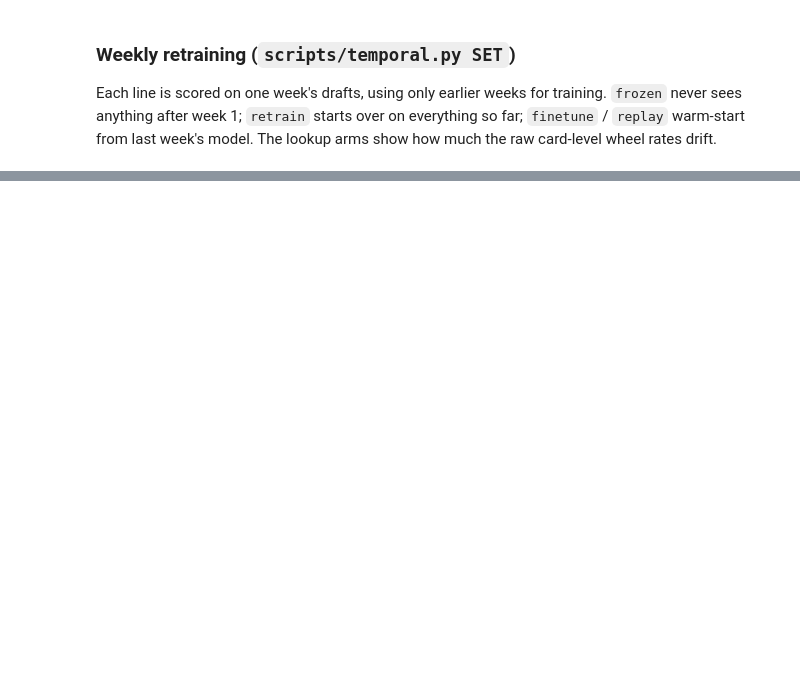
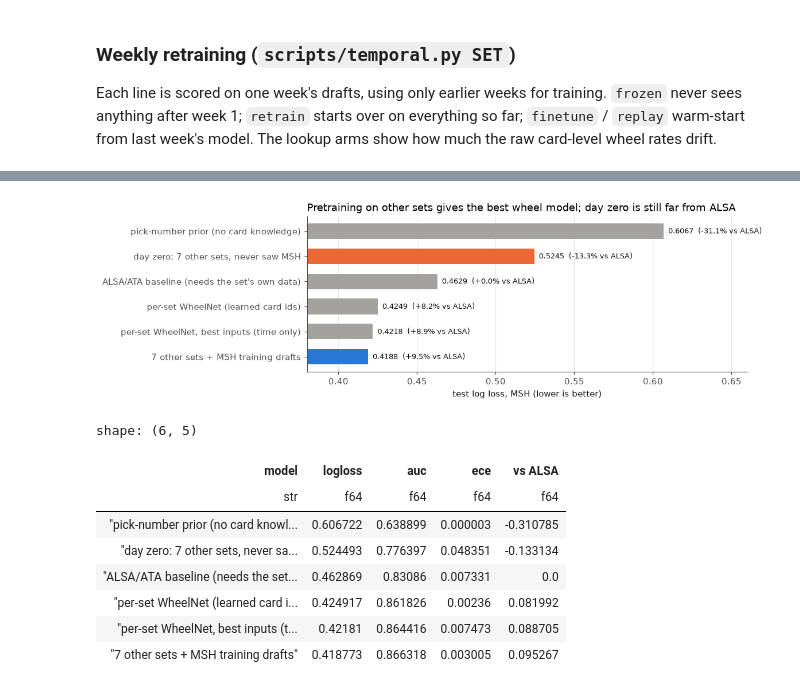
Before and after one commit to zscore/mtg-open-lane, a Jupyter notebook: notebooks/wheelnet.ipynb, the cells around one changed output, grey strips where cells are left out. Cells and saved outputs as stored; diff of their text form; code cells hidden in the pictures; blank space fills up the shorter version.

```diff
--- a/notebooks/wheelnet.ipynb
+++ b/notebooks/wheelnet.ipynb
@@ -422,0 +448,36 @@ no temporal.json yet: run  python scripts/temporal.py MSH
+# %%
+names = {"prior_by_pick": "pick-number prior (no card knowledge)",
+         "wheelnet_multiset_zeroshot": "day zero: 7 other sets, never saw MSH",
+         "alsa_ata_logreg": "ALSA/ATA baseline (needs the set's own data)",
+         "wheelnet": "per-set WheelNet (learned card ids)",
+         "wheelnet_time": "per-set WheelNet, best inputs (time only)",
+         "wheelnet_multiset_plus_target": "7 other sets + MSH training drafts"}
+base = json.load(open(OUT / "results.json"))["test"]
+res = {k: (base[k] if k in base else json.load(open(OUT / f"results_{k}.json"))) for k in names}
+alsa = res["alsa_ata_logreg"]["logloss"]
+tab = pl.DataFrame([{"model": names[k], "logloss": r["logloss"], "auc": r["auc"], "ece": r["ece"],
+                     "vs ALSA": 1 - r["logloss"] / alsa} for k, r in res.items()])
+
+fig, ax = plt.subplots(figsize=(9, 3.2))
+yy = np.arange(len(names))[::-1]
+best = "wheelnet_multiset_plus_target"
+colors = [BLUE if k == best else (ORANGE if k == "wheelnet_multiset_zeroshot" else GRAY) for k in names]
+ax.barh(yy, tab["logloss"], color=colors, height=0.62)
+for y, v, d in zip(yy, tab["logloss"], tab["vs ALSA"]):
+    ax.text(v + 0.003, y, f"{v:.4f}  ({d:+.1%} vs ALSA)", va="center", fontsize=8.5, color=INK)
+ax.set_yticks(yy, tab["model"]); ax.set_xlim(0.38, 0.66); ax.grid(axis="y", visible=False)
+ax.set_xlabel("test log loss, MSH (lower is better)")
+ax.set_title("Pretraining on other sets gives the best wheel model; day zero is still far from ALSA", loc="left")
+plt.show()
+tab
+# %% [output]
+[figure, added]
+shape: (6, 5)
+| model | logloss | auc | ece | vs ALSA |
+| str | f64 | f64 | f64 | f64 |
+| "pick-number prior (no card knowl... | 0.606722 | 0.638899 | 0.000003 | -0.310785 |
+| "day zero: 7 other sets, never sa... | 0.524493 | 0.776397 | 0.048351 | -0.133134 |
+| "ALSA/ATA baseline (needs the set... | 0.462869 | 0.83086 | 0.007331 | 0.0 |
+| "per-set WheelNet (learned card i... | 0.424917 | 0.861826 | 0.00236 | 0.081992 |
+| "per-set WheelNet, best inputs (t... | 0.42181 | 0.864416 | 0.007473 | 0.088705 |
+| "7 other sets + MSH training drafts" | 0.418773 | 0.866318 | 0.003005 | 0.095267 |
```
Also changed, not shown: parts of 12 cells of this notebook, 1 other file.
